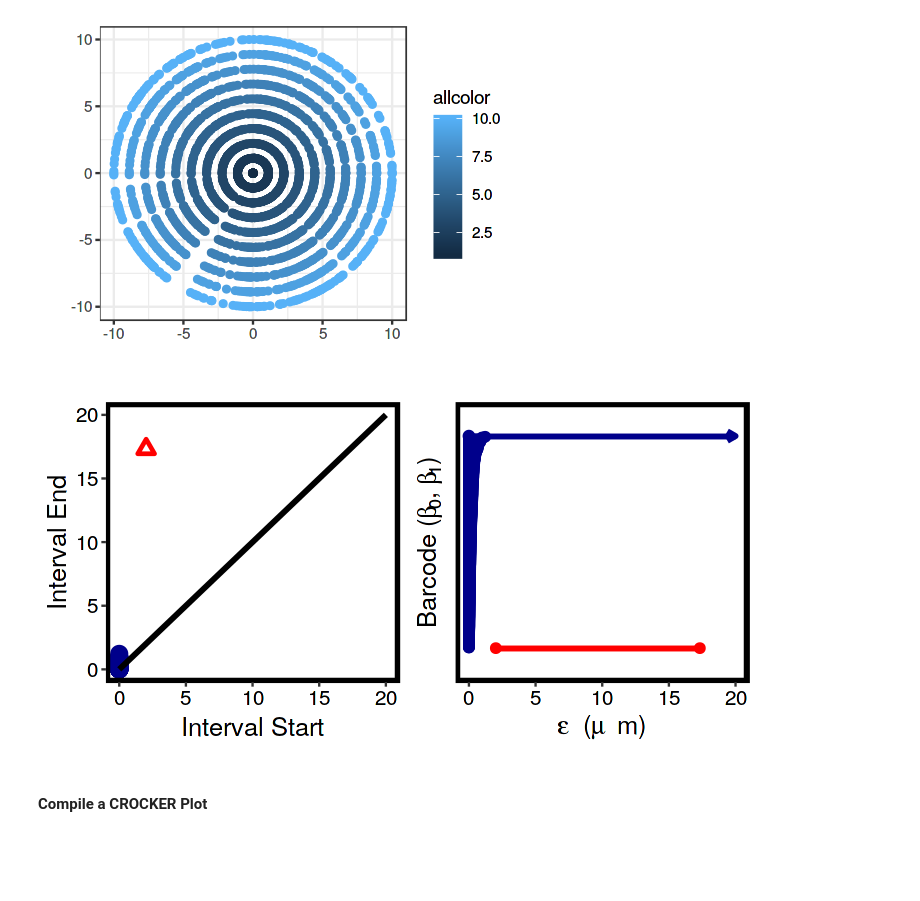
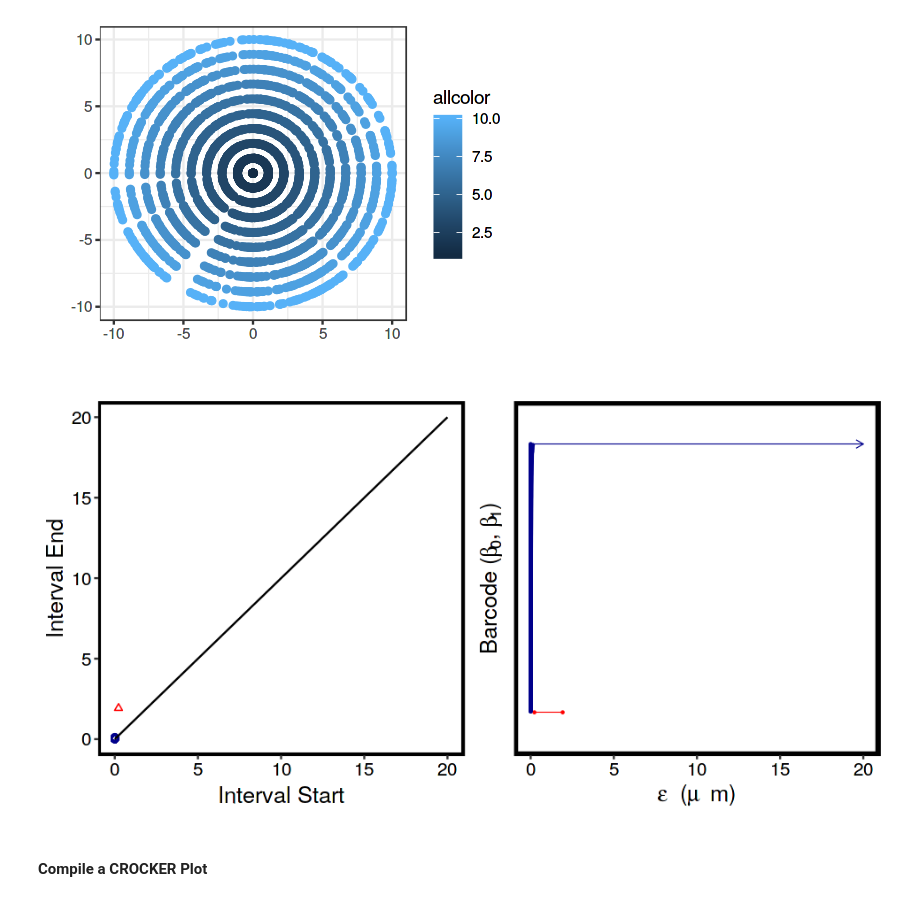
Before and after one commit to zneronha/Fall2018, a Jupyter notebook: RpsrTimeVaryingTest.ipynb, the cells around one changed output. Drawn from its saved outputs; the diff is of its cells as text; code cells hidden in the pictures; blank space fills up the shorter version.

Commit message:
Updates to CROCKER Plot

```diff
--- a/RpsrTimeVaryingTest.ipynb
+++ b/RpsrTimeVaryingTest.ipynb
@@ -78,7 +82,6 @@ ripserDiag = function( X, dimension, threshold, format = "point-cloud" ){
     return( parseOutput( ripserOut ) )
 }
 # %%
-
 combinedbarcode = function(dim0intervals, dim1intervals, max_x_lim){
 
     numintervals_b0 = dim(dim0intervals)[1]
@@ -96,25 +99,25 @@ combinedbarcode = function(dim0intervals, dim1intervals, max_x_lim){
         b1mat = dim1intervals[,2]
         d1mat = dim1intervals[,3]
 
-        g = g + geom_point(aes(x = b1mat, y = ymat1), color = 'red', size = 2.25)
-        g = g + geom_point(aes(x = d1mat, y = ymat1), color = 'red', size = 2.25)
+        g = g + geom_point(aes(x = b1mat, y = ymat1), color = 'red', size = 0.25)
+        g = g + geom_point(aes(x = d1mat, y = ymat1), color = 'red', size = 0.25)
         g = g + geom_segment(aes(x = b1mat, y = ymat1, xend = d1mat, yend = ymat1),
-                             color = 'red', size = 1.25)
+                             color = 'red', size = 0.25)
     }
 
     b0mat = dim0intervals[,2]
     d0mat = dim0intervals[,3]
 
-    g = g + geom_point(aes(x = b0mat, y = ymat0), color = "darkblue", size = 2.25)
-    g = g + geom_point(aes(x = d0mat, y = ymat0), color = "darkblue", size = 2.25)
+    g = g + geom_point(aes(x = b0mat, y = ymat0), color = "darkblue", size = 0.25)
+    g = g + geom_point(aes(x = d0mat, y = ymat0), color = "darkblue", size = 0.25)
     g = g + geom_segment(aes(x = b0mat, y = ymat0, xend = d0mat, yend = ymat0),
-                         color = "darkblue", size = 1.25)
+                         color = "darkblue", size = 0.25)
 
     # last connected component
-    g = g + geom_point(aes(x = 0, y = y_end), color = "darkblue", size = 2.5)
+    g = g + geom_point(aes(x = 0, y = y_end), color = "darkblue", size = 0.25)
     g = g + geom_segment(aes(x = 0, y = y_end, xend = max_x_lim, yend = y_end),
                          arrow = arrow(type = "open", angle = 30, length = unit(0.2, "cm")),
-                         color = "darkblue", size = 1.25)
+                         color = "darkblue", size = 0.25)
 
     g = g + ylab(TeX('Barcode ($\\beta_0$, $\\beta_1$)')) + xlab(TeX('$\\epsilon$ ($\\mu m$)'))
     g = g + xlim(0, max_x_lim) + ylim(-0.1, 1.1) + theme_bw()
@@ -132,17 +135,17 @@ persistencediag = function(dim0intervals, dim1intervals, x_max_lim){
     g = ggplot()
 
     beta0_bmat = dim0intervals[,2]
-    beta0_dmat = px2um * dim0intervals[,3]
+    beta0_dmat = dim0intervals[,3]
 
     beta1_bmat = dim1intervals[,2]
     beta1_dmat = dim1intervals[,3]
 
     g = g + geom_point(aes(x = beta0_bmat, y = beta0_dmat),
-                       color = "darkblue", shape = 1, alpha = 1.0, size = 2.5, stroke = 1.5)
+                       color = "darkblue", shape = 1, alpha = 1.0, size = 1.5, stroke = 0.5)
     g = g + geom_point(aes(x = beta1_bmat, y = beta1_dmat),
-                       color = "red", shape = 2, alpha = 1.0, size = 2.5, stroke = 1.5)
+                       color = "red", shape = 2, alpha = 1.0, size = 1.5, stroke = 0.5)
     g = g + geom_segment(aes(x = 0, y = 0, xend = x_max_lim, yend = x_max_lim),
-                       color = 'black', size = 1.25)
+                       color = 'black', size = 0.5)
 
     g = g + ylab("Interval End") + xlab("Interval Start")
     g = g + xlim(0, x_max_lim) + ylim(0, x_max_lim) + theme_bw()
@@ -150,7 +153,7 @@ persistencediag = function(dim0intervals, dim1intervals, x_max_lim){
                 text = element_text(colour = "black", size = 15),
                 axis.text.x = element_text(colour = "black", size = 12),
                 axis.text.y = element_text(colour = "black", size = 12))
-    g = g + theme(legend.position = "none", panel.border = element_rect(colour = "black", fill = NA, size = 2))
+    g = g + theme(legend.position = "none", panel.border = element_rect(colour = "black", fill = NA, size = 1.5))
     return(g)
 
 }
@@ -203,19 +206,19 @@ g
 # %% [output]
 [figure]
 # %%
-homology2_code <- ripserDiag(getParticlePos(mat,10), 1, 500)
+homology2_code <- ripserDiag(getParticlePos(mat, 2), 1, 500)
 intervals = as.data.frame(homology2_code)
-dim0 = intervals[intervals$dimension==0,]
-dim1 = intervals[intervals$dimension==1,]
+dim0 = intervals[intervals$dimension == 0, ]
+dim1 = intervals[intervals$dimension == 1, ]
 # %%
 p3 = persistencediag(dim0, dim1, 20)
 p4 = combinedbarcode(dim0, dim1, 20)
 
-options(repr.plot.width = 6, repr.plot.height = 3)
+options(repr.plot.width = 8, repr.plot.height = 4)
 grid.newpage()
 grid.draw(cbind(ggplotGrob(p3), ggplotGrob(p4), size = "last"))
 # %% [output]
-[figure, old version]
+[figure, new version]
 # %% [markdown]
 #### Compile a CROCKER Plot
 # %%
```
Also changed, not shown: parts of 6 cells of this notebook.
